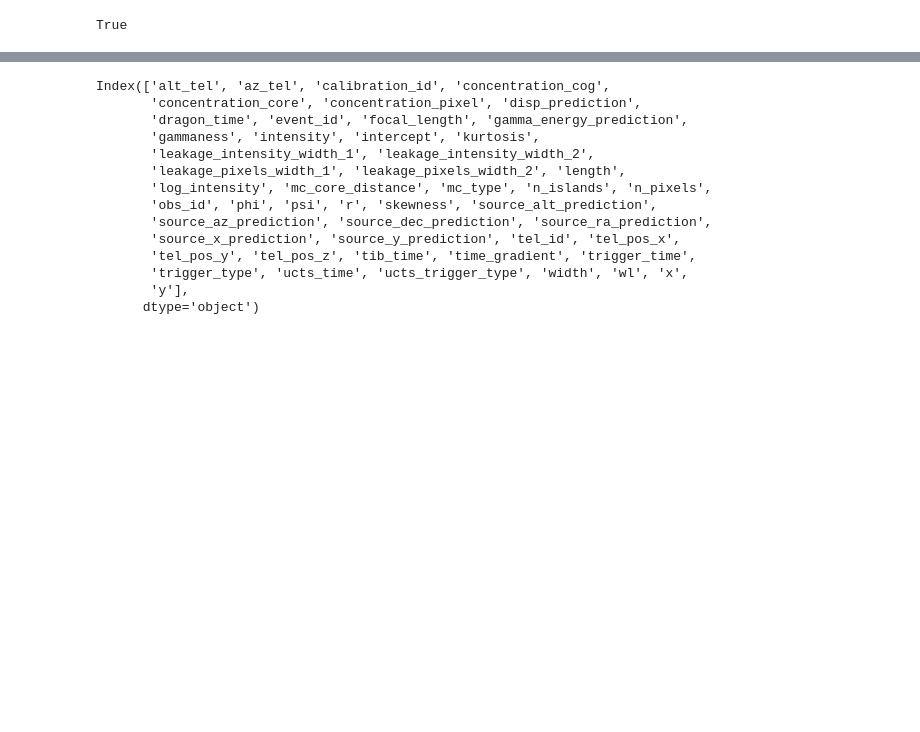
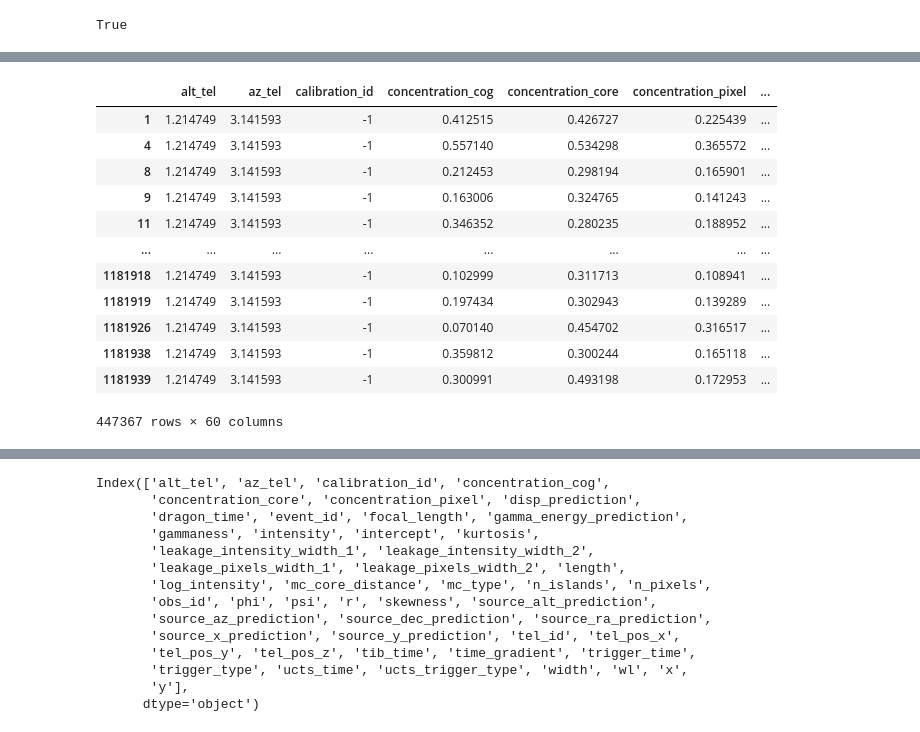
Before and after one commit to tudo-astroparticlephysics/LST_mono_analysis, a Jupyter notebook: notebooks/test.ipynb, the cells around one changed output, grey strips where cells are left out. Drawn from its saved outputs; the diff is of its cells as text; code cells hidden in the pictures; blank space fills up the shorter version.

```diff
--- a/notebooks/test.ipynb
+++ b/notebooks/test.ipynb
@@ -58,7 +62,7 @@ SimulatedEventsInfo?
 # %%
 import h5py
 
-with h5py.File(f'../build/dl1_gamma_20deg_180deg_off0.4deg_{SIM_VERSION}_training_precuts.h5', mode='r') as f:
+with h5py.File(f'../build/dl2_gamma_20deg_180deg_off0.4deg_{SIM_VERSION}_testing.h5', mode='r') as f:
     print('corsika_runs' in f)
 # %% [output]
 True
@@ -64,0 +89,20 @@ True
+# %%
+gamma_testing_events = read_h5py(
+    f'../build/dl2_gamma_20deg_180deg_off0.4deg_{SIM_VERSION}_testing.h5',
+    key='events'
+)
+gamma_testing_events
+# %% [output]
+|  | alt_tel | az_tel | calibration_id | concentration_cog | concentration_core | concentration_pixel | ... |
+| 1 | 1.214749 | 3.141593 | -1 | 0.412515 | 0.426727 | 0.225439 | ... |
+| 4 | 1.214749 | 3.141593 | -1 | 0.557140 | 0.534298 | 0.365572 | ... |
+| 8 | 1.214749 | 3.141593 | -1 | 0.212453 | 0.298194 | 0.165901 | ... |
+| 9 | 1.214749 | 3.141593 | -1 | 0.163006 | 0.324765 | 0.141243 | ... |
+| 11 | 1.214749 | 3.141593 | -1 | 0.346352 | 0.280235 | 0.188952 | ... |
+| ... | ... | ... | ... | ... | ... | ... | ... |
+| 1181918 | 1.214749 | 3.141593 | -1 | 0.102999 | 0.311713 | 0.108941 | ... |
+| 1181919 | 1.214749 | 3.141593 | -1 | 0.197434 | 0.302943 | 0.139289 | ... |
+| 1181926 | 1.214749 | 3.141593 | -1 | 0.070140 | 0.454702 | 0.316517 | ... |
+| 1181938 | 1.214749 | 3.141593 | -1 | 0.359812 | 0.300244 | 0.165118 | ... |
+| 1181939 | 1.214749 | 3.141593 | -1 | 0.300991 | 0.493198 | 0.172953 | ... |
+447367 rows × 60 columns
```
Also changed, not shown: parts of 8 cells of this notebook, 4 other files.
